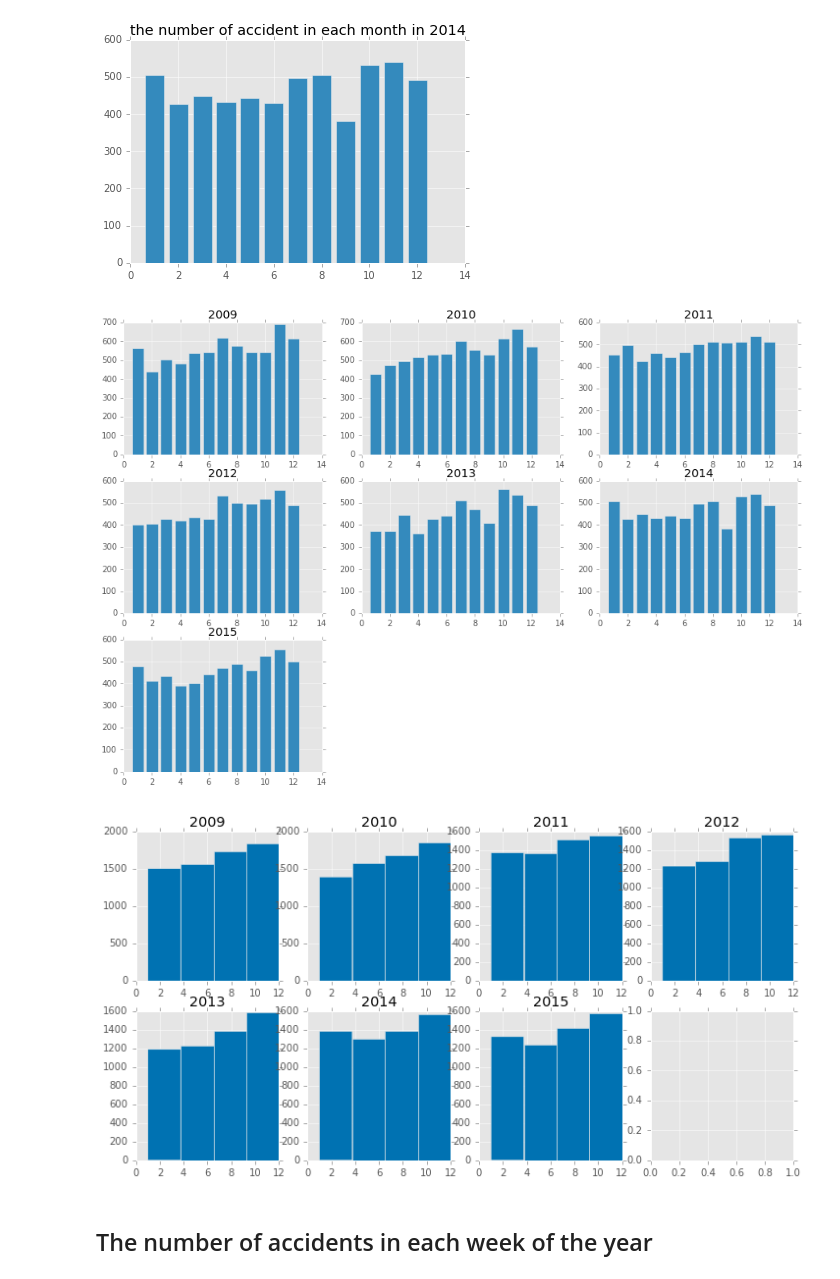
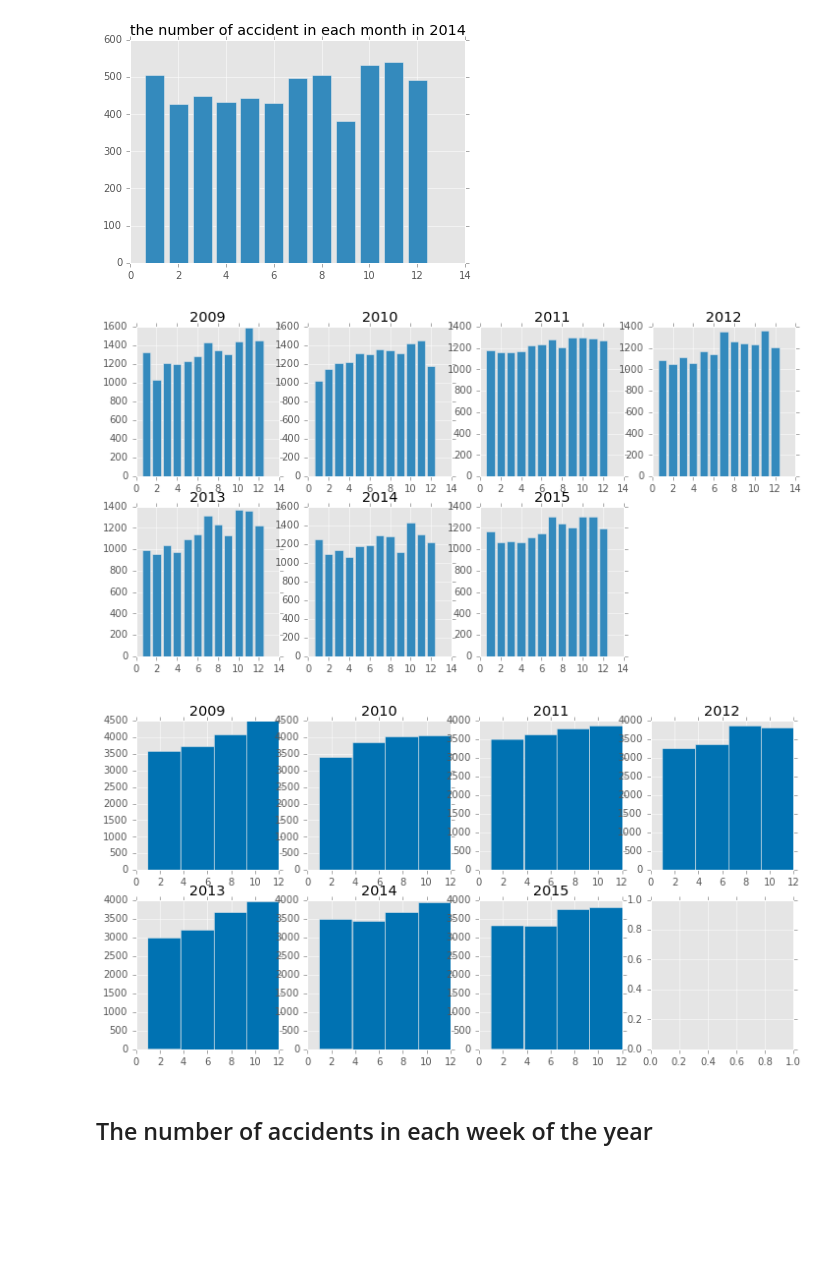
Before and after one commit to evxu/road-safety-project, a Jupyter notebook: Data_Exploration_3.ipynb, the cells around one changed output. Drawn from its saved outputs; the diff is of its cells as text; code cells hidden in the pictures; blank space fills up the shorter version.

Commit message:
modify data

```diff
--- a/Data_Exploration_3.ipynb
+++ b/Data_Exploration_3.ipynb
@@ -665,32 +665,32 @@ plt.title('the number of accident in each month in 2014')
 # %%
 years = ['2009', '2010', '2011', '2012', '2013', '2014', '2015']
 nfig = 1
-
+plt.figure(figsize = (12,6))
 for year in years:
-    df = pd.read_csv('data2/Accidents_' + year + '.csv',low_memory=False)
+    df = pd.read_csv('data2/Accidents_SelectedRoad' + year + '.csv',low_memory=False)
     date = df['Date'].values
     n = len(date)
     month = pd.Series([0]*n)
     i = 0
     for d in date:
         m = d.split('/')[1]
         month[i] = m
         i+=1
     months = month.value_counts()
     months = months.reindex(range(1,13))
-    plt.subplot(3,3,nfig)
+    plt.subplot(2,4,nfig)
     plt.bar(months.index, months.values,align = 'center')
     plt.title(year)
     nfig += 1
 plt.savefig('image/accident_num_highways_month_allyear.eps',format="eps",transparent=True, bbox_inches='tight', pad_inches=0.1)
 # %% [output]
-[figure, old version]
+[figure, new version]
 # %%
 years = ['2009', '2010', '2011', '2012', '2013', '2014', '2015']
 nfig = 0
 fig, axes = plt.subplots(nrows=2, ncols=4)
 for year in years:
-    df = pd.read_csv('data2/Accidents_' + year + '.csv',low_memory=False)
+    df = pd.read_csv('data2/Accidents_SelectedRoad' + year + '.csv',low_memory=False)
     date = df['Date'].values
     n = len(date)
     month = pd.Series([0]*n)
@@ -704,7 +704,7 @@ for year in years:
     nfig += 1
 plt.savefig('image/accident_num_highways_3month_allyear.eps',format="eps",transparent=True, bbox_inches='tight', pad_inches=0.1)
 # %% [output]
-[figure, old version]
+[figure, new version]
 # %% [markdown]
 ## The number of accidents in each week of the year
 # %%
```
Also changed, not shown: parts of 7 cells of this notebook, 43 other files.
